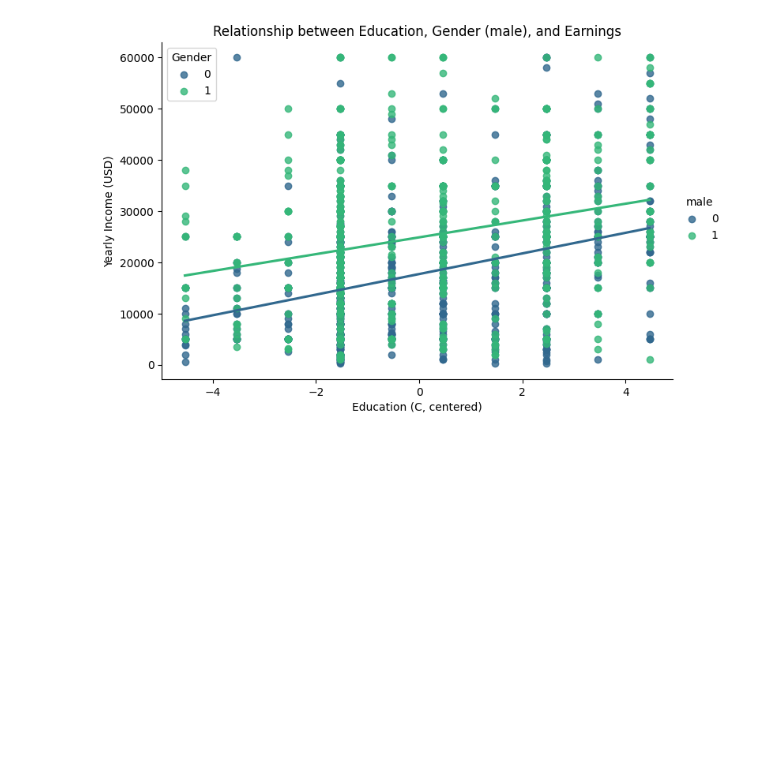
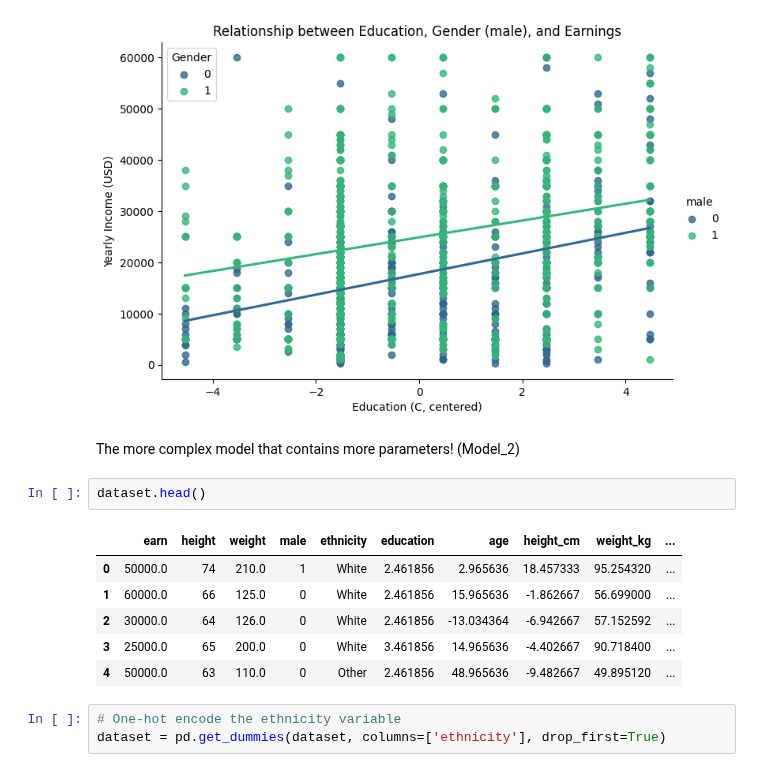
Before and after one commit to Darknight47/Data-Science-Project-01, a Jupyter notebook: linear_regression_with_interactioneffects.ipynb, the cells around one changed output. Saved outputs shown, nothing was run; the diff lists cells and outputs as text; blank space fills up the shorter version.

Commit message:
building different models for Ftest

```diff
--- a/linear_regression_with_interactioneffects.ipynb
+++ b/linear_regression_with_interactioneffects.ipynb
@@ -614,3 +614,17 @@ plt.show()
 # %% [output]
 <Figure size 800x600 with 0 Axes>
 [figure]
+# %% [markdown]
+The more complex model that contains more parameters! (Model_2)
+# %%
+dataset.head()
+# %% [output]
+|  | earn | height | weight | male | ethnicity | education | age | height_cm | weight_kg | ... |
+| 0 | 50000.0 | 74 | 210.0 | 1 | White | 2.461856 | 2.965636 | 18.457333 | 95.254320 | ... |
+| 1 | 60000.0 | 66 | 125.0 | 0 | White | 2.461856 | 15.965636 | -1.862667 | 56.699000 | ... |
+| 2 | 30000.0 | 64 | 126.0 | 0 | White | 2.461856 | -13.034364 | -6.942667 | 57.152592 | ... |
+| 3 | 25000.0 | 65 | 200.0 | 0 | White | 3.461856 | 14.965636 | -4.402667 | 90.718400 | ... |
+| 4 | 50000.0 | 63 | 110.0 | 0 | Other | 2.461856 | 48.965636 | -9.482667 | 49.895120 | ... |
+# %%
+# One-hot encode the ethnicity variable
+dataset = pd.get_dummies(dataset, columns=['ethnicity'], drop_first=True)
```
Also changed, not shown: parts of 3 cells of this notebook.
